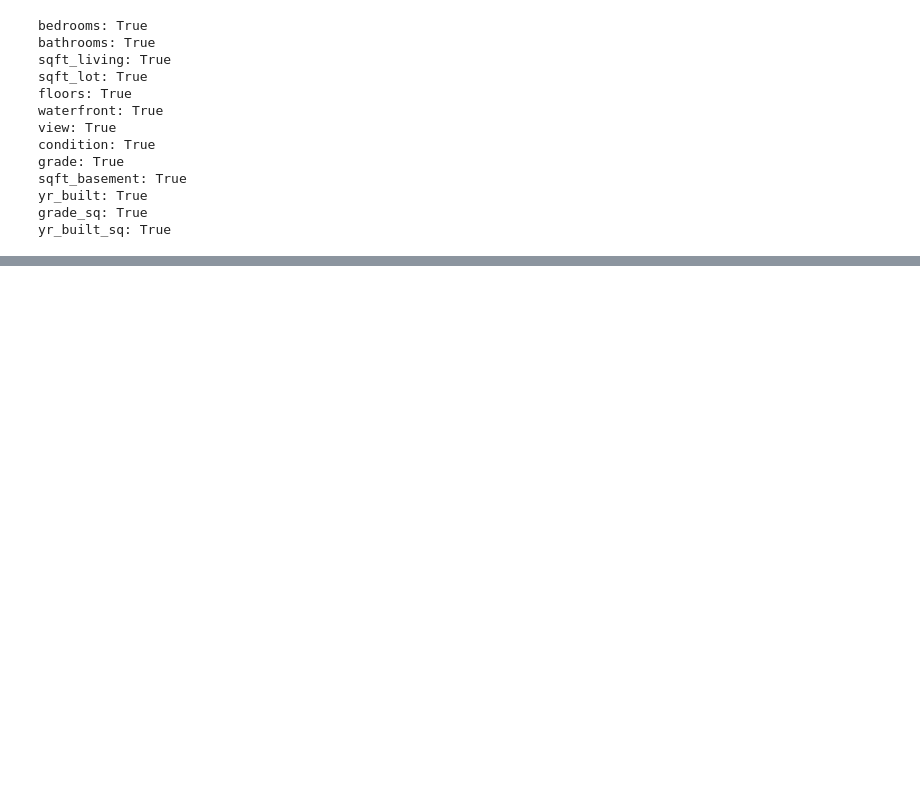
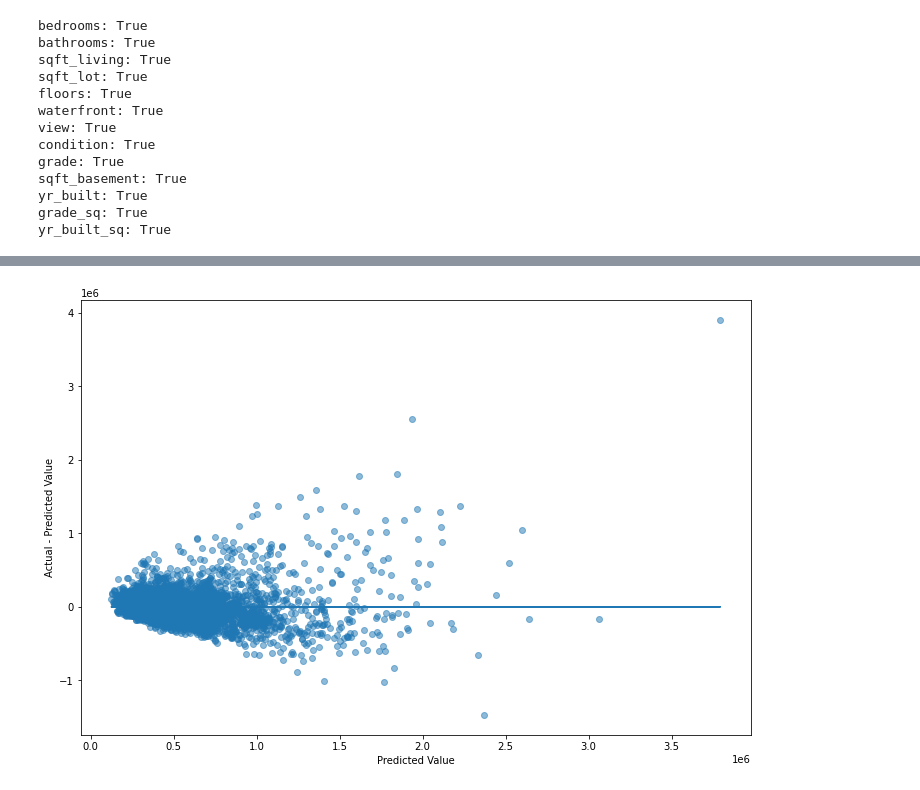
Before and after one commit to kaiuechi/flatiron-real-estate-modeling, a Jupyter notebook: code/draft.ipynb, the cells around one changed output, grey strips where cells are left out. Saved outputs shown, nothing was run; the diff lists cells and outputs as text; code cells hidden in the pictures; blank space fills up the shorter version.

```diff
--- a/code/draft.ipynb
+++ b/code/draft.ipynb
@@ -703,0 +743,14 @@ yr_built_sq: True
+# %%
+#unsurprisingly, the squared columns return very high values
+#multicoll on bedrooms, bathrooms, and sqft_living
+#also something affecting floors and condition
+#odd though, that validation score would decrease when dropping those features
+
+fig, ax = plt.subplots(figsize=(12,8))
+
+ax.scatter(predictions, residuals, alpha=0.5)
+ax.plot(predictions, [0 for i in range(len(X_test))])
+ax.set_xlabel("Predicted Value")
+ax.set_ylabel("Actual - Predicted Value");
+# %% [output]
+[figure, added]
```
Also changed, not shown: parts of 20 cells of this notebook.
